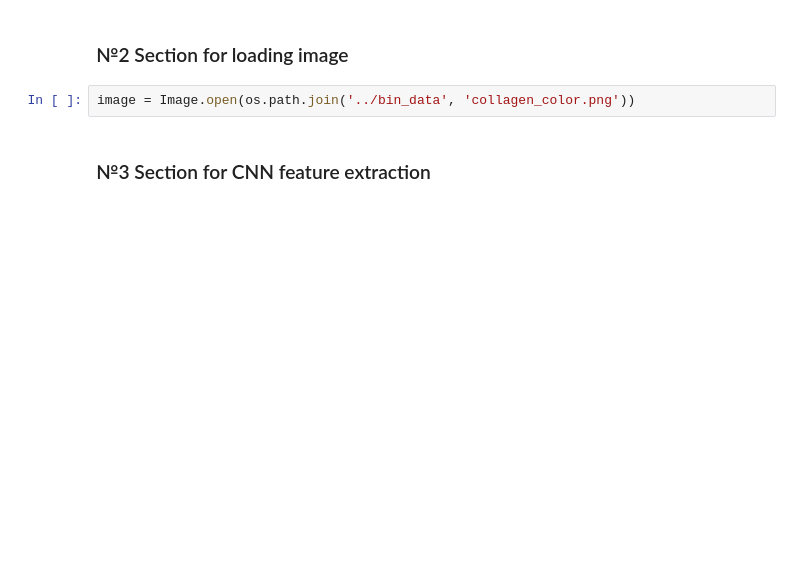
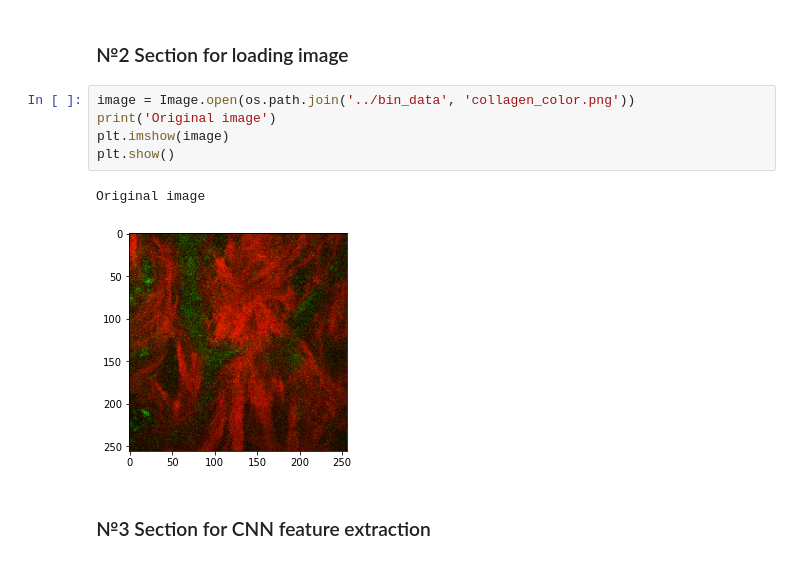
Before and after one commit to biophotonics-lab-tsu/monograph, a Jupyter notebook: 3rd chapter/cnnfe_cnn_feature_extraction.ipynb, the cells around one changed output. Drawn from its saved outputs; the diff is of its cells as text; blank space fills up the shorter version.

Commit message:
Added visualization of original image

```diff
--- a/3rd chapter/cnnfe_cnn_feature_extraction.ipynb
+++ b/3rd chapter/cnnfe_cnn_feature_extraction.ipynb
@@ -38,6 +41,12 @@ AttributeError: module 'tensorflow' has no attribute 'ConfigProto'
 ### №2 Section for loading image
 # %%
 image = Image.open(os.path.join('../bin_data', 'collagen_color.png'))
+print('Original image')
+plt.imshow(image)
+plt.show()
+# %% [output]
+Original image
+[figure, added]
 # %% [markdown]
 ### №3 Section for CNN feature extraction
 # %%
```
Also changed, not shown: parts of 2 cells of this notebook.
